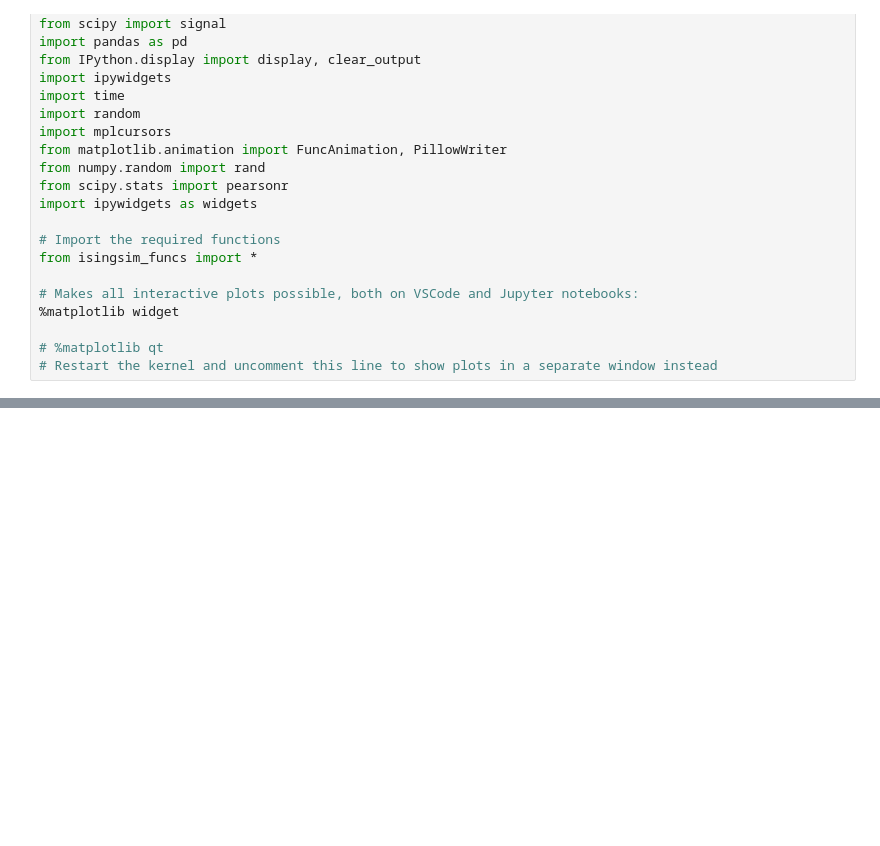
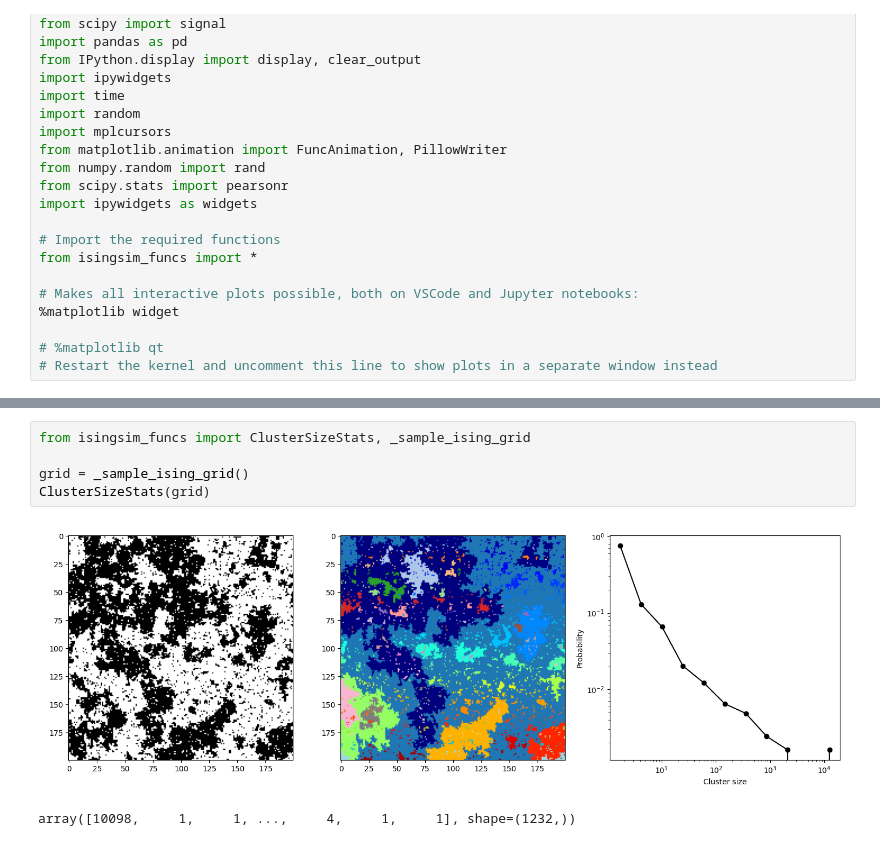
Before and after one commit to PHYS3934/StatMech_IsingModel, a Jupyter notebook: IsingModel_Jupyter/IsingSim.ipynb, the cells around one changed output, grey strips where cells are left out. Cells and saved outputs as stored; diff of their text form; blank space fills up the shorter version.

Commit message:
Update IsingSim notebook cluster stats example

```diff
--- a/IsingModel_Jupyter/IsingSim.ipynb
+++ b/IsingModel_Jupyter/IsingSim.ipynb
@@ -177,0 +178,8 @@ cursor = mplcursors.cursor(ax_mag.get_lines(), hover=False)
+# %%
+from isingsim_funcs import ClusterSizeStats, _sample_ising_grid
+
+grid = _sample_ising_grid()
+ClusterSizeStats(grid)
+# %% [output]
+[figure, added]
+array([10098,     1,     1, ...,     4,     1,     1], shape=(1232,))
```
Also changed, not shown: parts of 4 cells of this notebook.
